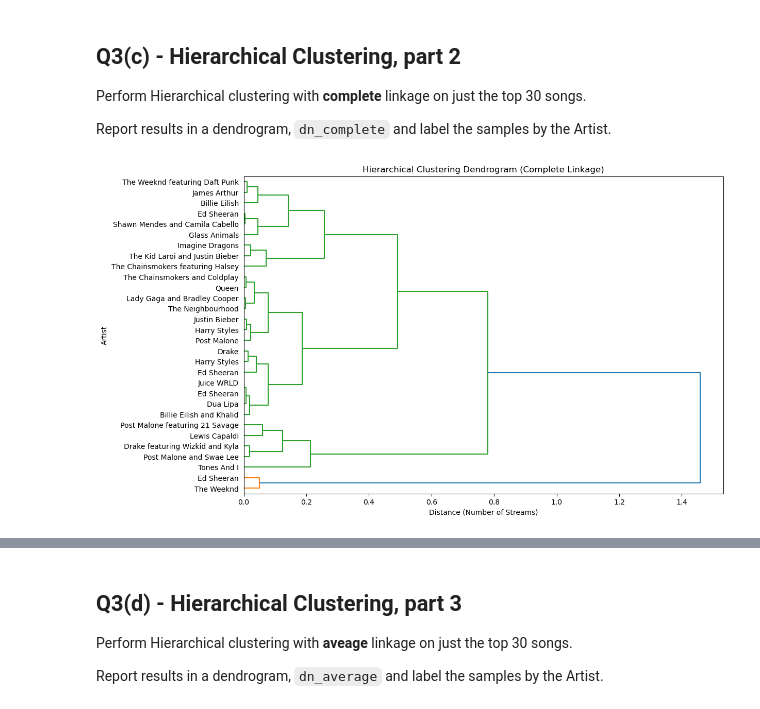
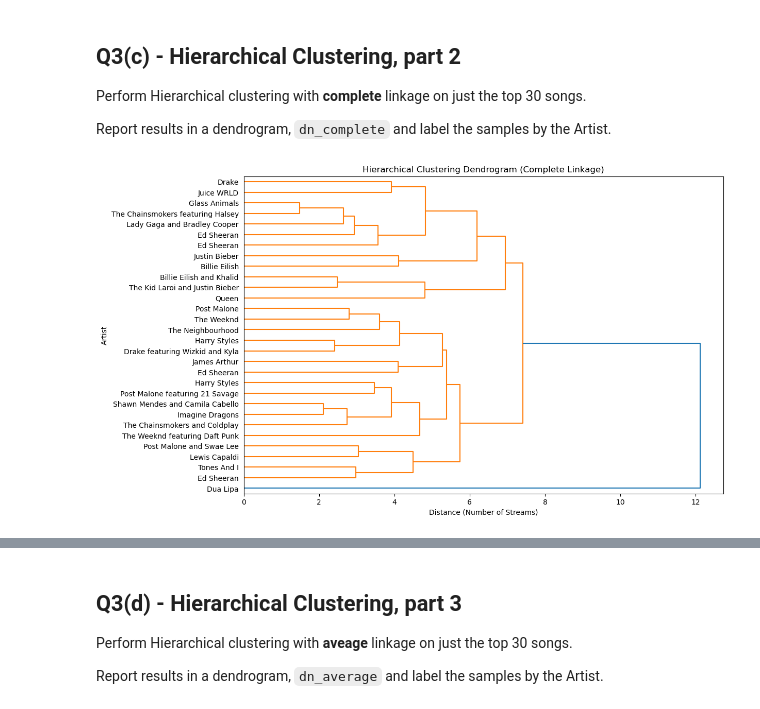
Before and after one commit to Spades5665/MTUClasses, a Jupyter notebook: CS4821-DataMining/a4/a4.ipynb, the cells around one changed output, grey strips where cells are left out. Saved outputs shown, nothing was run; the diff lists cells and outputs as text; code cells hidden in the pictures.

```diff
--- a/CS4821-DataMining/a4/a4.ipynb
+++ b/CS4821-DataMining/a4/a4.ipynb
@@ -746,6 +769,13 @@ Standardize the variables to be used in clustering.
 
 music = pd.read_csv('data/music.csv')
 
+selected_columns = music.iloc[:, 5:]
+
+scaler = StandardScaler()
+standardized_columns = scaler.fit_transform(selected_columns)
+
+music.iloc[:, 5:] = standardized_columns
+
 music.head()
 # %% [output]
 |  | Song | Artist | Streams (Billions) | Release Date | id | duration | energy | key | loudness | ... |
@@ -824,38 +835,32 @@ Report results in a dendrogram, `dn_complete` and label the samples by the Artis
 # %%
 # Perform Hierarchical clustering with complete linkage on top 30 songs
 # Report results in a dendrogram, dg_complete
 
 # Find the top 30 songs based on the number of streams
 top_30_songs_data = music.nlargest(30, 'Streams (Billions)')  # Adjust column name as per your dataset
 
 # Extract artist names for labeling
 artists = top_30_songs_data['Artist'].tolist()
 
 # Perform hierarchical clustering
 # Use the number of streams directly as the features
 # No need for distance calculation, as the number of streams itself serves as the distance
 # You'll only need to reshape the data to fit the expected format for hierarchical clustering
-data_for_clustering = top_30_songs_data['Streams (Billions)'].values.reshape(-1, 1)
+data_for_clustering = top_30_songs_data.iloc[:, 5:].values
 
 # Perform hierarchical/agglomerative clustering using complete linkage
 linkage_matrix = sch.linkage(data_for_clustering, method='complete')
 
 # Plot dendrogram
 plt.figure(figsize=(12, 8))
 dg_complete = sch.dendrogram(linkage_matrix, labels=artists, orientation='right')
 
-# Sort the dendrogram leaves based on the indices of the top 30 songs
-sorted_leaves = [leaf for _, leaf in sorted(zip(dg_complete['icoord'], dg_complete['leaves']))]
-
-# Update dendrogram with sorted leaves
-dg_complete['leaves'] = sorted_leaves
-
 plt.title('Hierarchical Clustering Dendrogram (Complete Linkage)')
 plt.xlabel('Distance (Number of Streams)')
 plt.ylabel('Artist')
 plt.show()
 # %% [output]
-[figure, old version]
+[figure, new version]
 # %%
 grader.check("q3c")
 # %% [output]
```
Also changed, not shown: parts of 11 cells of this notebook.
